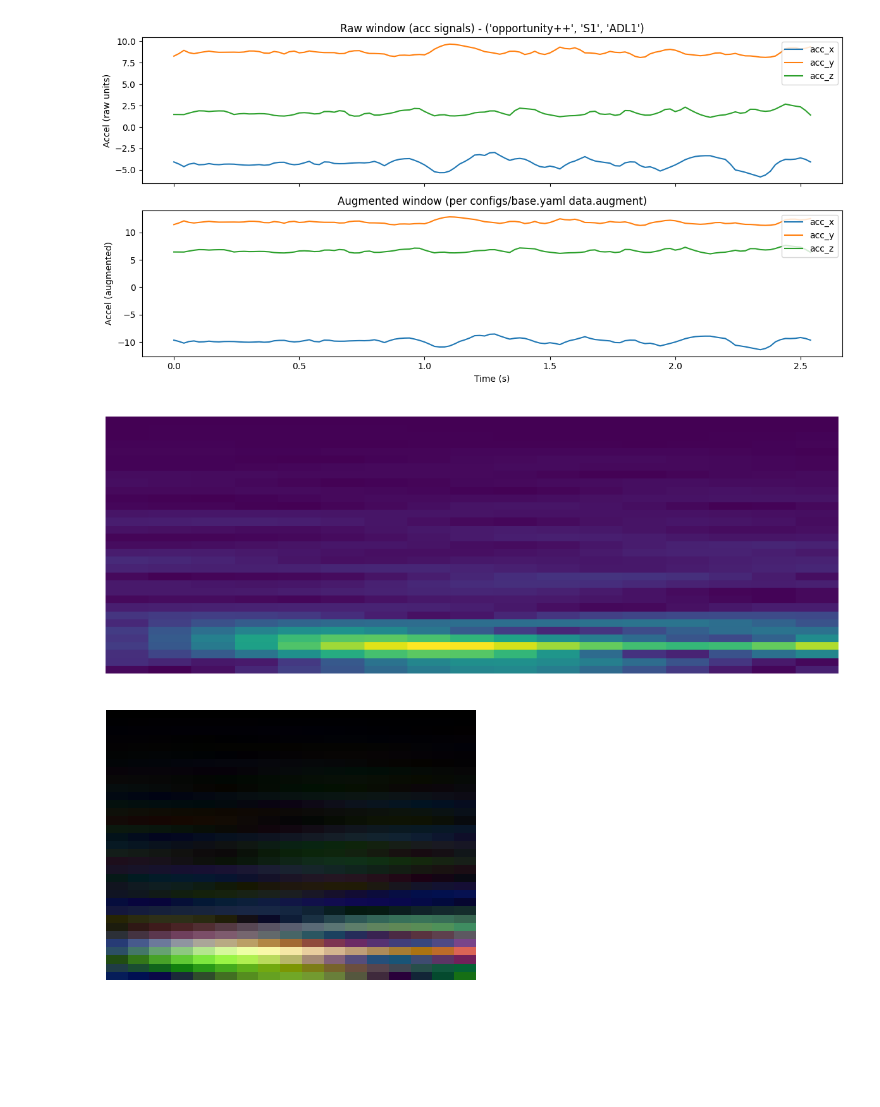
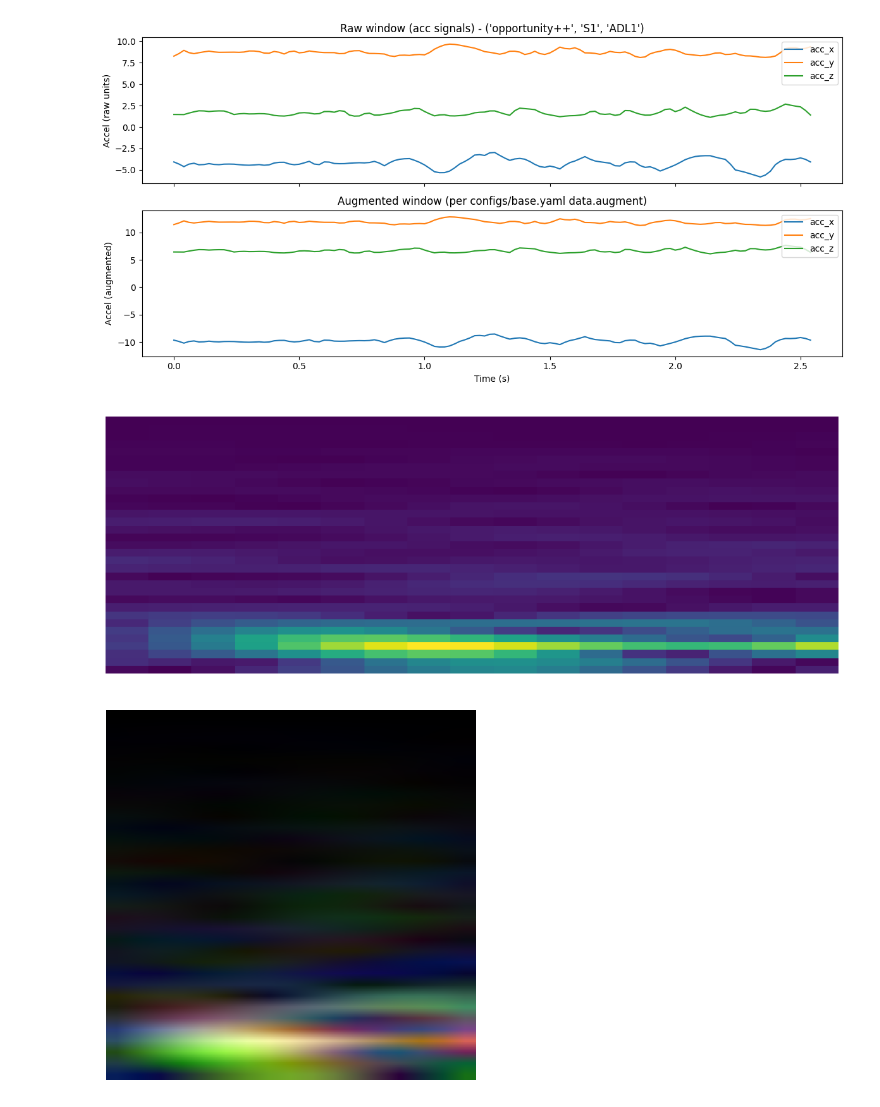
Before and after one commit to Abradshaw1/TransfHAR, a Jupyter notebook: scratch.ipynb, the cells around one changed output. Drawn from its saved outputs; the diff is of its cells as text; code cells hidden in the pictures; blank space fills up the shorter version.

```diff
--- a/scratch.ipynb
+++ b/scratch.ipynb
@@ -304,6 +304,7 @@ import yaml
 from imu_lm.data.windowing import compute_T_and_hop
 from imu_lm.data.augmentations.spectrogram import stft_encode
 from imu_lm.data.augmentations.preprocess import preprocess_window
+import torch.nn.functional as F
 
 
 def cfg_get(cfg, path, default=None):
@@ -353,34 +354,36 @@ df = pa_ds.to_table(columns=cols, filter=filt).to_pandas()
 
 T, _ = compute_T_and_hop(cfg)
 Xw = df[sensor_cols].to_numpy(np.float32)[:T]
 
 Xproc = preprocess_window(Xw.copy(), cfg)   # [C,T]
 assert Xproc is not None
 
 x_ct = torch.from_numpy(np.ascontiguousarray(Xproc)).float()
 
 out = stft_encode(x_ct, cfg)
 
 if isinstance(out, tuple):
     spec, img = out          # spec: [C,F,TT], img: [3,F,TT]
 else:
     spec, img = out, None
 
 # Visualize spec channel 0
 plt.figure(figsize=(8, 3))
 plt.imshow(spec[0].cpu().numpy(), aspect="auto", origin="lower")
 plt.axis("off")
 plt.tight_layout()
 plt.show()
 
 # Visualize image tensor if present
 if img is not None:
-    img_hwc = img.permute(1, 2, 0).cpu().numpy()  # [F,TT,3]
-    plt.figure(figsize=(4, 3))
-    plt.imshow(img_hwc, aspect="auto", origin="lower")
+    img_resized = F.interpolate(img.unsqueeze(0), size=(224, 224), mode="bilinear", align_corners=False)
+    img_resized = img_resized.squeeze(0)  # [3,224,224]
+
+    plt.figure(figsize=(4, 4))
+    plt.imshow(img_resized.permute(1, 2, 0).cpu().numpy(), aspect="auto", origin="lower")
     plt.axis("off")
     plt.tight_layout()
     plt.show()
 # %% [output]
 [figure]
-[figure, old version]
+[figure, new version]
```
Also changed, not shown: parts of 1 cell of this notebook, 15 other files.
